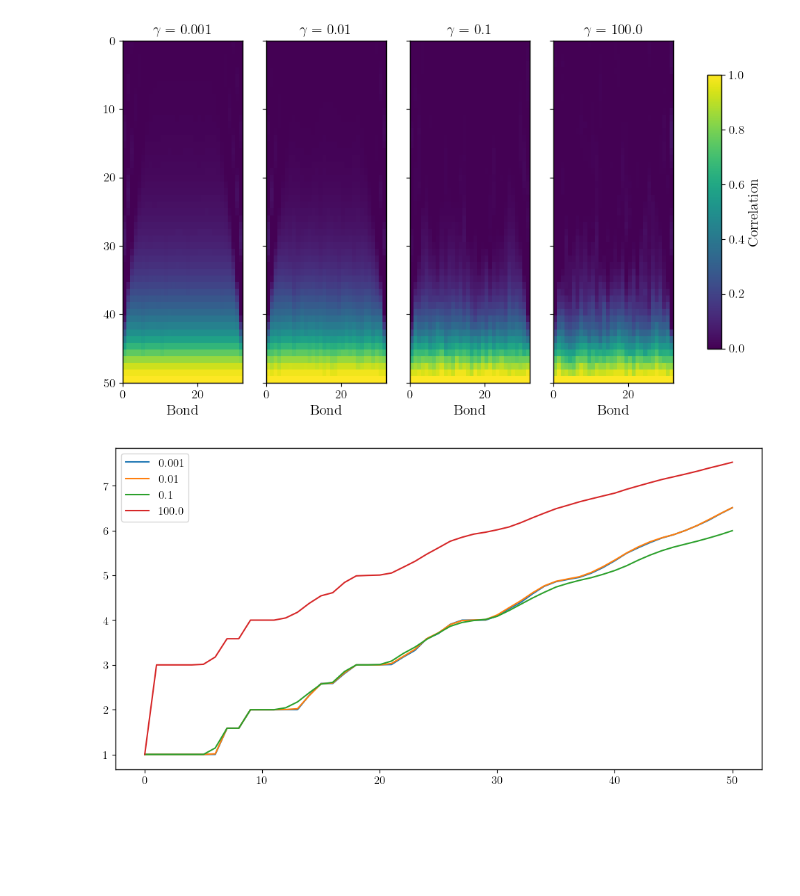
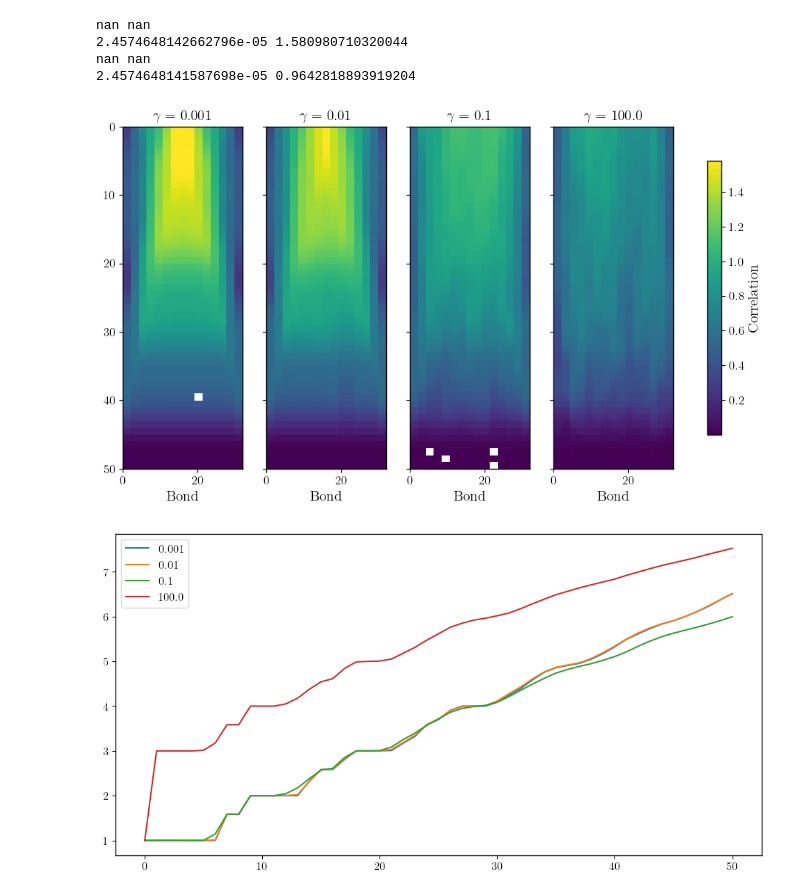
Before and after one commit to munich-quantum-toolkit/yaqs, a Jupyter notebook: experiments/cost/correlator/correlator_plotter.ipynb, the cells around one changed output. Cells and saved outputs as stored; diff of their text form; code cells hidden in the pictures; blank space fills up the shorter version.

```diff
--- a/experiments/cost/correlator/correlator_plotter.ipynb
+++ b/experiments/cost/correlator/correlator_plotter.ipynb
@@ -47,7 +47,7 @@ vmax = float('-inf')
 gammas = [1e-3, 1e-2, 1e-1, 1e2]
 
 for idx in range(4):
-    filename = f"32/correlator_{idx}.pickle"
+    filename = f"correlator_{idx}.pickle"
     if not os.path.exists(filename):
         print(f"File {filename} not found, skipping.")
         data_list.append(None)
@@ -58,8 +58,9 @@ for idx in range(4):
 
     data = []
     for observable in observables[0]:
-        if observable.gate.name not in ["runtime_cost", "max_bond", "total_bond"]:
-            data.append(observable.results)
+        if observable.gate.name == "entropy":
+        # if observable.gate.name not in ["runtime_cost", "max_bond", "total_bond"]:
+            data.append(observable.results[1::])
     # data = [observable.results for observable in observables[0]]  # shape: [timesteps, sites]
     data = np.array(data).T
     data = np.flip(data)  # Rotate 180°
@@ -67,49 +68,52 @@ for idx in range(4):
     vmin = min(vmin, np.min(data))
     vmax = max(vmax, np.max(data))
     data_list.append(data)
-
     if nsteps is None:
         nsteps = data.shape[1]
 
 # Step 2: Plot with shared color scale
 fig, axes = plt.subplots(1, num_files, sharey=True)
 # Set up the symmetric log normalization
-norm = mcolors.SymLogNorm(
-    linthresh=1e-2,  # linear region within [-1e-2, 1e-2]
-    linscale=1.0,
-    vmin=0,
-    vmax=vmax,
-    base=10
-)
+# norm = mcolors.SymLogNorm(
+#     linthresh=1e-2,  # linear region within [-1e-2, 1e-2]
+#     linscale=1.0,
+#     vmin=vmin,
+#     vmax=vmax,
+#     base=10
+# )
 
 for idx, ax in enumerate(axes):
     data = data_list[idx]
     if data is None:
         continue
 
     im = ax.imshow(
         data,
         aspect="auto",
         extent=(0, L, 50, 0),
         cmap='viridis',
         # norm=norm,
-        vmin=0,
+        vmin=vmin,
         vmax=vmax
     )
     ax.set_title(f"$\\gamma=$ {gammas[idx]}")
     ax.set_xlabel("Bond")
     if idx == 0:
         ax.set_label("Time")
-
+    print(np.min(data), np.max(data))
 # Step 3: Shared colorbar
 cbar = fig.colorbar(im, ax=axes.ravel().tolist(), shrink=0.8)
 cbar.set_label("Correlation")
 
-plt.savefig("dynamics.pdf", dpi=300)
+# plt.savefig("dynamics.pdf", dpi=300)
 # plt.tight_layout()
 plt.show()
 # %% [output]
+nan nan
+2.4574648142662796e-05 1.580980710320044
+nan nan
+2.4574648141587698e-05 0.9642818893919204
-[figure, old version]
+[figure, new version]
 # %%
 import numpy as np
 import matplotlib.pyplot as plt
```
Also changed, not shown: parts of 1 cell of this notebook, 13 other files.
